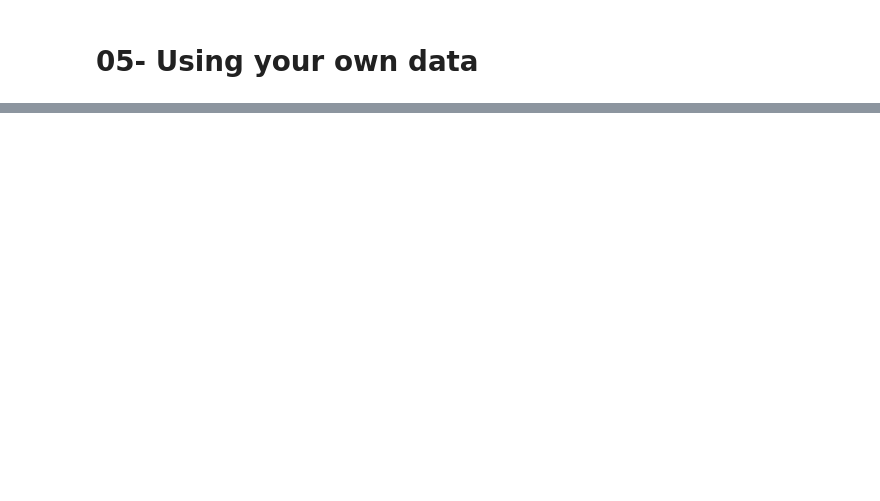
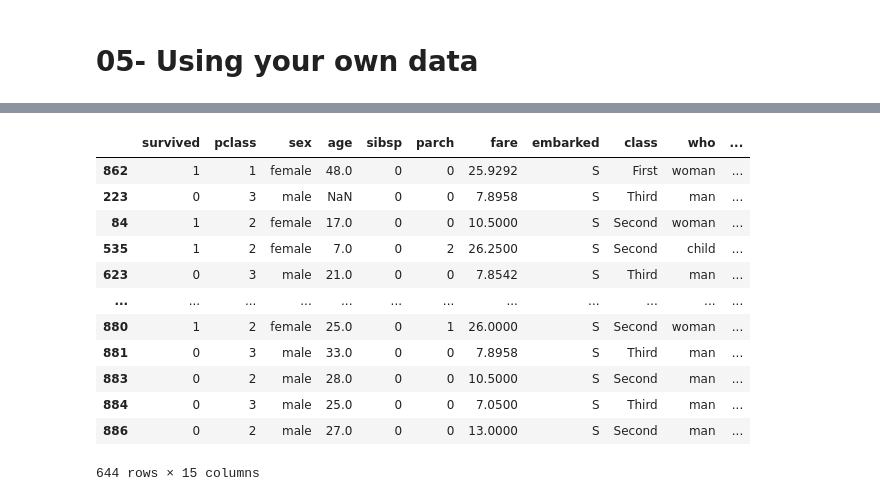
Before and after one commit to shahahmad-dev/Pandas_Basic_Operation, a Jupyter notebook: 01_pandas_basic.ipynb, the cells around one changed output, grey strips where cells are left out. Cells and saved outputs as stored; diff of their text form; code cells hidden in the pictures; blank space fills up the shorter version.

```diff
--- a/01_pandas_basic.ipynb
+++ b/01_pandas_basic.ipynb
@@ -214,0 +262,19 @@ df
+# %%
+df[
+    ( (df.embark_town == 'Southampton') ) |
+    ( (df.embark_town == 'Queenstown') & (df.alone == "True") )
+]
+# %% [output]
+|  | survived | pclass | sex | age | sibsp | parch | fare | embarked | class | who | ... |
+| 862 | 1 | 1 | female | 48.0 | 0 | 0 | 25.9292 | S | First | woman | ... |
+| 223 | 0 | 3 | male | NaN | 0 | 0 | 7.8958 | S | Third | man | ... |
+| 84 | 1 | 2 | female | 17.0 | 0 | 0 | 10.5000 | S | Second | woman | ... |
+| 535 | 1 | 2 | female | 7.0 | 0 | 2 | 26.2500 | S | Second | child | ... |
+| 623 | 0 | 3 | male | 21.0 | 0 | 0 | 7.8542 | S | Third | man | ... |
+| ... | ... | ... | ... | ... | ... | ... | ... | ... | ... | ... | ... |
+| 880 | 1 | 2 | female | 25.0 | 0 | 1 | 26.0000 | S | Second | woman | ... |
+| 881 | 0 | 3 | male | 33.0 | 0 | 0 | 7.8958 | S | Third | man | ... |
+| 883 | 0 | 2 | male | 28.0 | 0 | 0 | 10.5000 | S | Second | man | ... |
+| 884 | 0 | 3 | male | 25.0 | 0 | 0 | 7.0500 | S | Third | man | ... |
+| 886 | 0 | 2 | male | 27.0 | 0 | 0 | 13.0000 | S | Second | man | ... |
+644 rows × 15 columns
```
Also changed, not shown: parts of 63 cells of this notebook.
